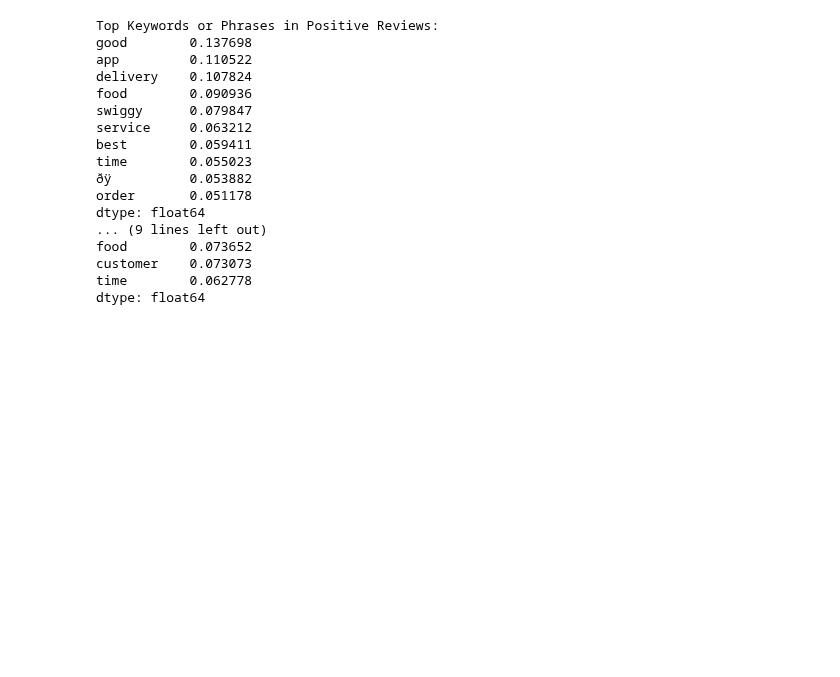
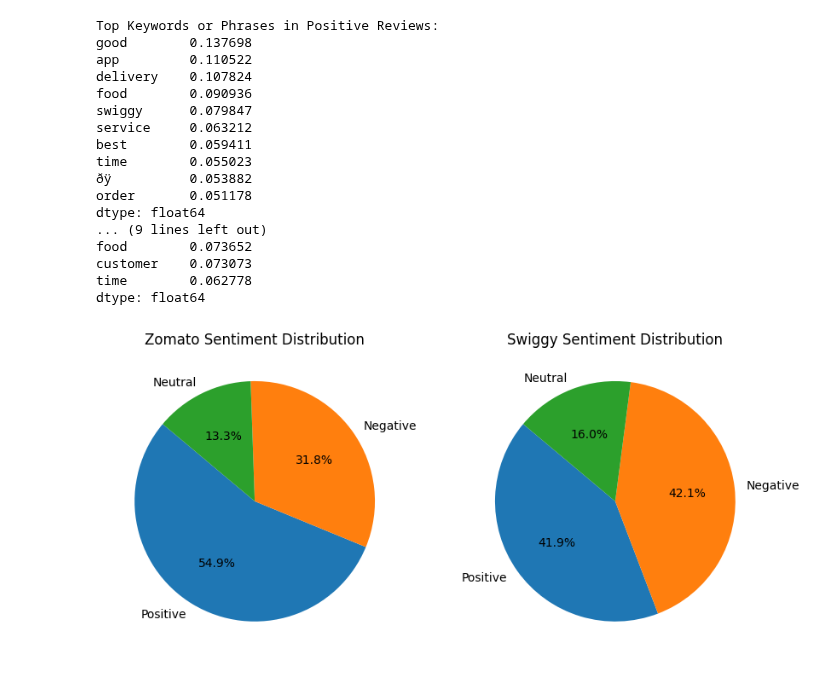
Before and after one commit to abhithangavel/NetworkAnalytics, a Jupyter notebook: Network_Analytics_1.ipynb, the cells around one changed output. Saved outputs shown, nothing was run; the diff lists cells and outputs as text; code cells hidden in the pictures; blank space fills up the shorter version.

```diff
--- a/Network_Analytics_1.ipynb
+++ b/Network_Analytics_1.ipynb
@@ -184,3 +184,25 @@ food        0.073652
 customer    0.073073
 time        0.062778
 dtype: float64
+# %%
+import matplotlib.pyplot as plt
+
+# Data
+sentiments = ['Positive', 'Negative', 'Neutral']
+zomato_percentages = [54.89, 31.76, 13.34]
+swiggy_percentages = [41.91, 42.14, 15.95]
+
+# Plotting for Zomato
+plt.figure(figsize=(10, 5))
+plt.subplot(1, 2, 1)
+plt.pie(zomato_percentages, labels=sentiments, autopct='%1.1f%%', startangle=140)
+plt.title('Zomato Sentiment Distribution')
+
+# Plotting for Swiggy
+plt.subplot(1, 2, 2)
+plt.pie(swiggy_percentages, labels=sentiments, autopct='%1.1f%%', startangle=140)
+plt.title('Swiggy Sentiment Distribution')
+
+plt.show()
+# %% [output]
+[figure, added]
```
Also changed, not shown: parts of 4 cells of this notebook.
